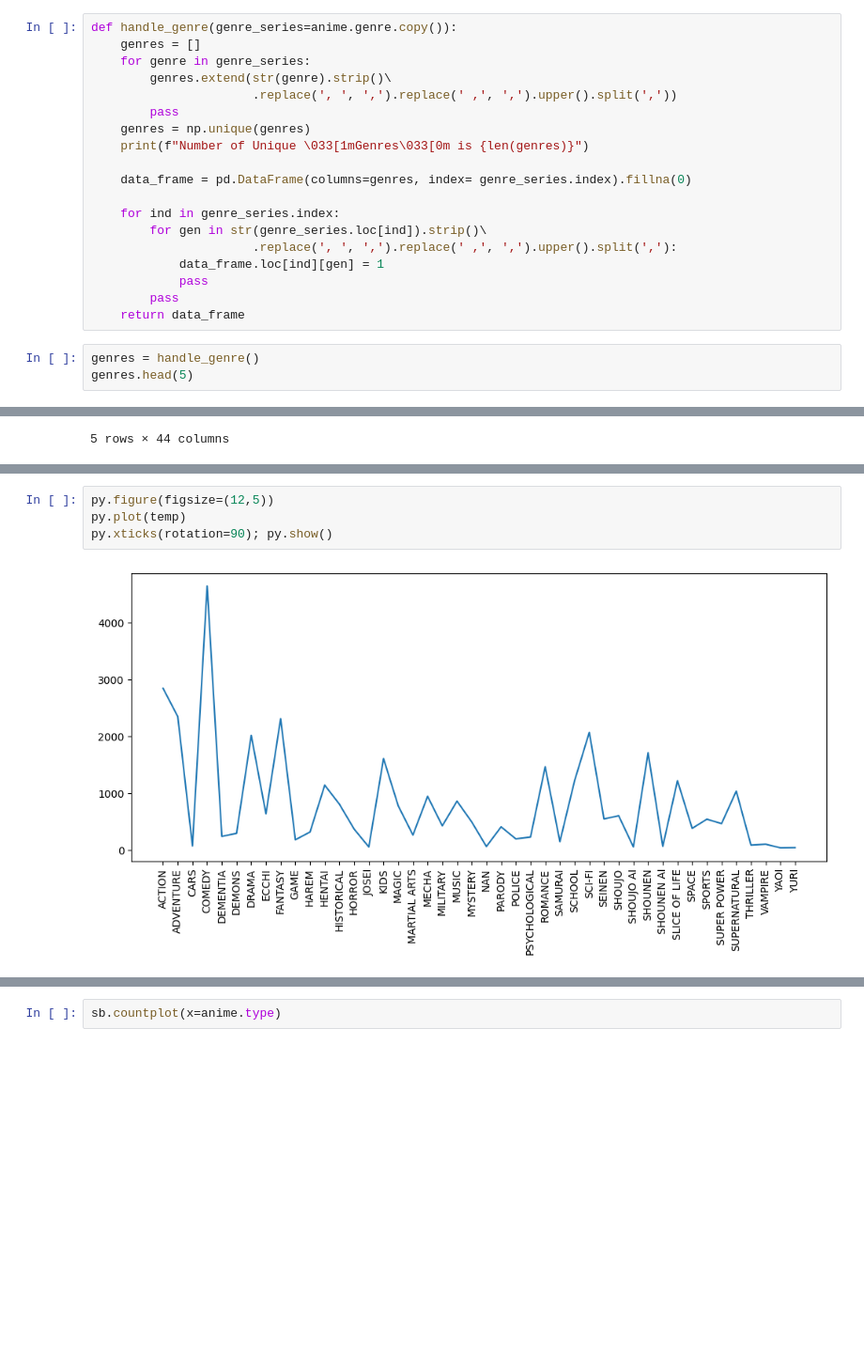
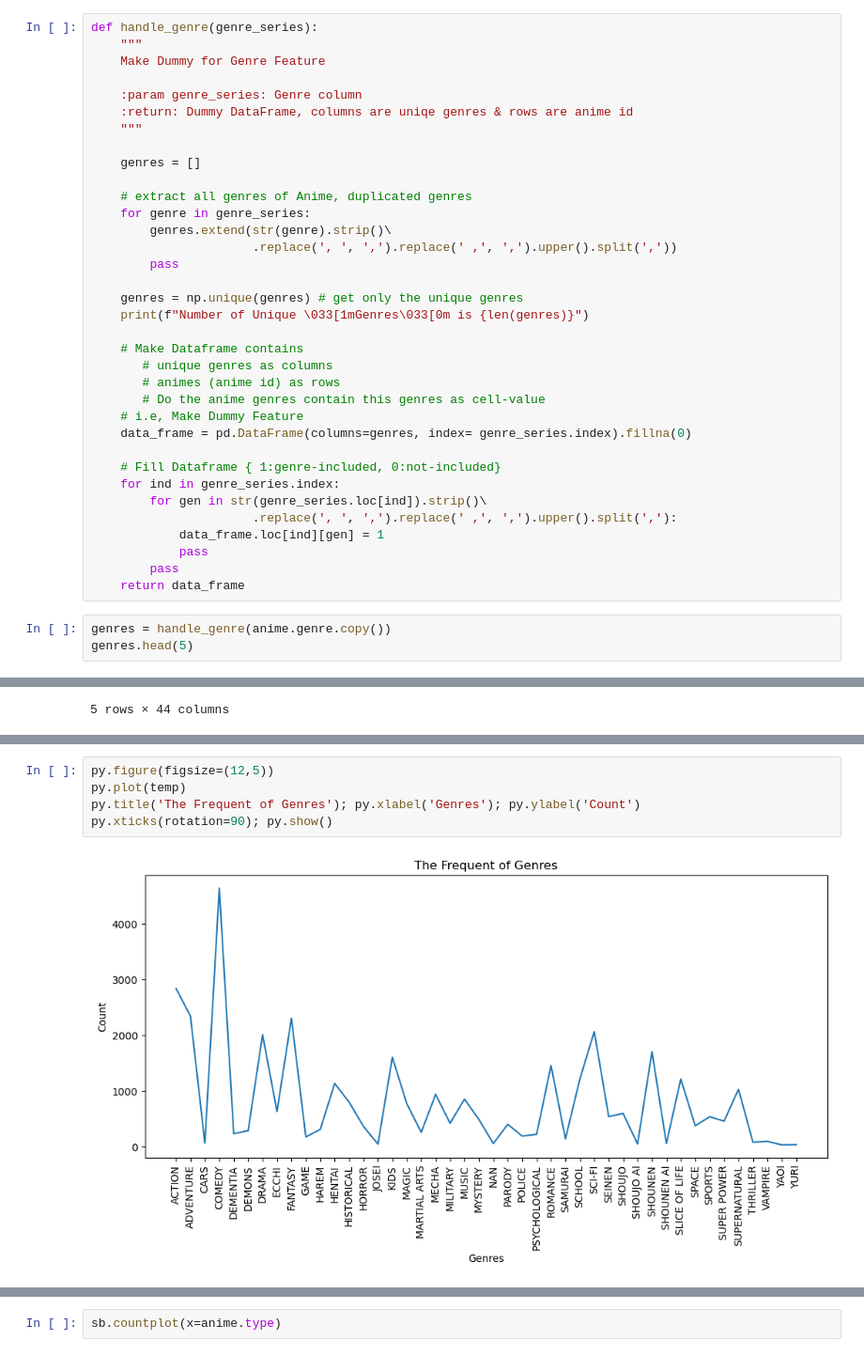
Before and after one commit to mohamed-malk/Anime-Recommendations-System, a Jupyter notebook: anime-recommendations-system.ipynb, the cells around one changed output, grey strips where cells are left out. Shown: that part at 94% size. Saved outputs shown, nothing was run; the diff lists cells and outputs as text; blank space fills up the shorter version.

Commit message:
Kaggle Notebook | Anime Recommendations System | Version 3

```diff
--- a/anime-recommendations-system.ipynb
+++ b/anime-recommendations-system.ipynb
@@ -170,15 +214,31 @@ Name: genre, Length: 3264, dtype: int64
 # %%
-def handle_genre(genre_series=anime.genre.copy()):
+def handle_genre(genre_series):
+    """
+    Make Dummy for Genre Feature
+
+    :param genre_series: Genre column
+    :return: Dummy DataFrame, columns are uniqe genres & rows are anime id
+    """
+
     genres = []
+
+    # extract all genres of Anime, duplicated genres
     for genre in genre_series:
         genres.extend(str(genre).strip()\
                       .replace(', ', ',').replace(' ,', ',').upper().split(','))
         pass
-    genres = np.unique(genres)
+
+    genres = np.unique(genres) # get only the unique genres
     print(f"Number of Unique \033[1mGenres\033[0m is {len(genres)}")
 
+    # Make Dataframe contains
+       # unique genres as columns
+       # animes (anime id) as rows
+       # Do the anime genres contain this genres as cell-value
+    # i.e, Make Dummy Feature
     data_frame = pd.DataFrame(columns=genres, index= genre_series.index).fillna(0)
 
+    # Fill Dataframe { 1:genre-included, 0:not-included}
     for ind in genre_series.index:
         for gen in str(genre_series.loc[ind]).strip()\
                       .replace(', ', ',').replace(' ,', ',').upper().split(','):
@@ -187,7 +247,7 @@ def handle_genre(genre_series=anime.genre.copy()):
         pass
     return data_frame
 # %%
-genres = handle_genre()
+genres = handle_genre(anime.genre.copy())
 genres.head(5)
 # %% [output]
 Number of Unique Genres is 44
@@ -224,6 +285,7 @@ temp.sort_values(by=1, ascending=False)
 # %%
 py.figure(figsize=(12,5))
 py.plot(temp)
+py.title('The Frequent of Genres'); py.xlabel('Genres'); py.ylabel('Count')
 py.xticks(rotation=90); py.show()
 # %% [output]
-[figure, old version]
+[figure, new version]
```
Also changed, not shown: parts of 87 cells of this notebook.
